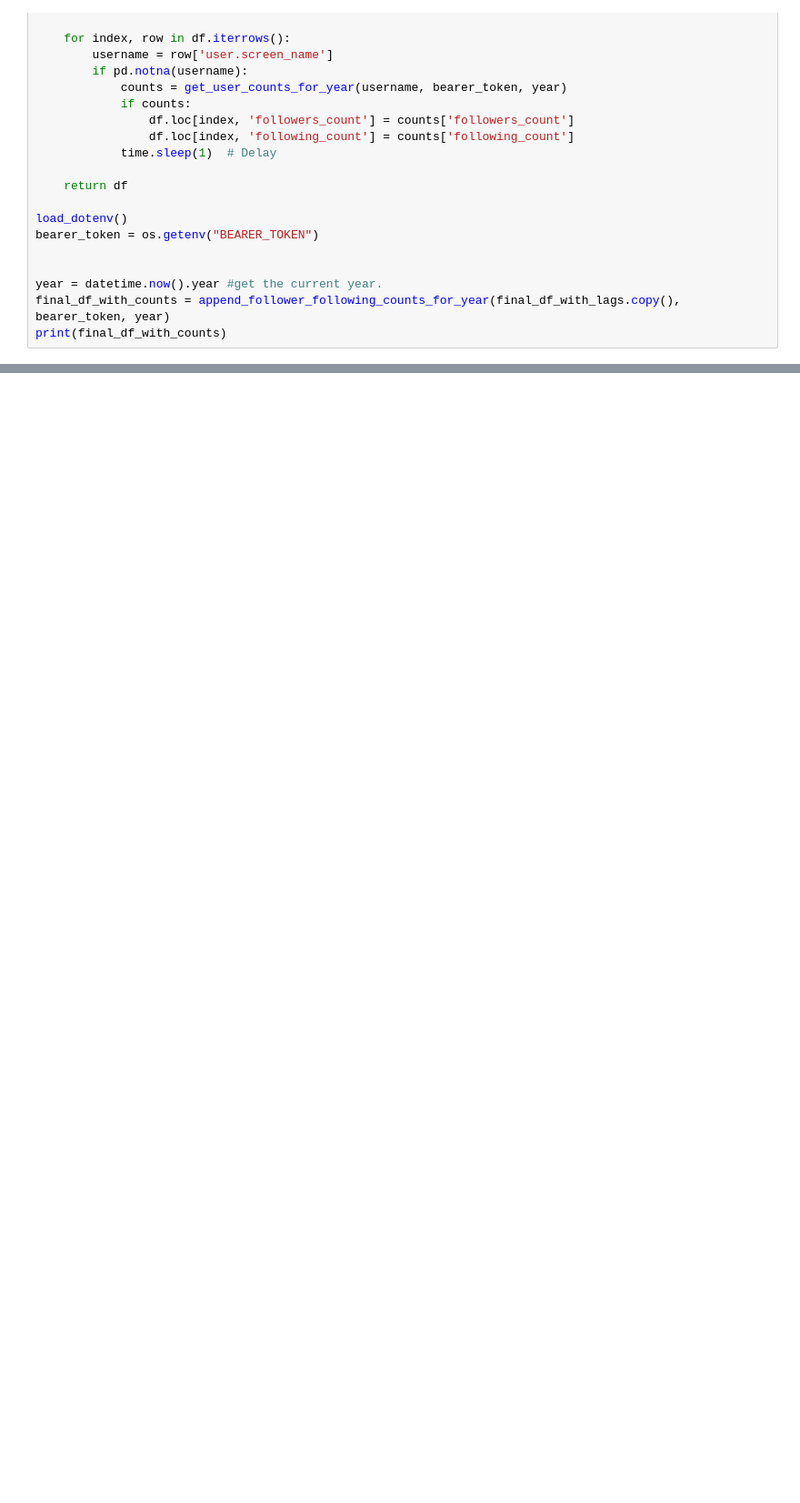
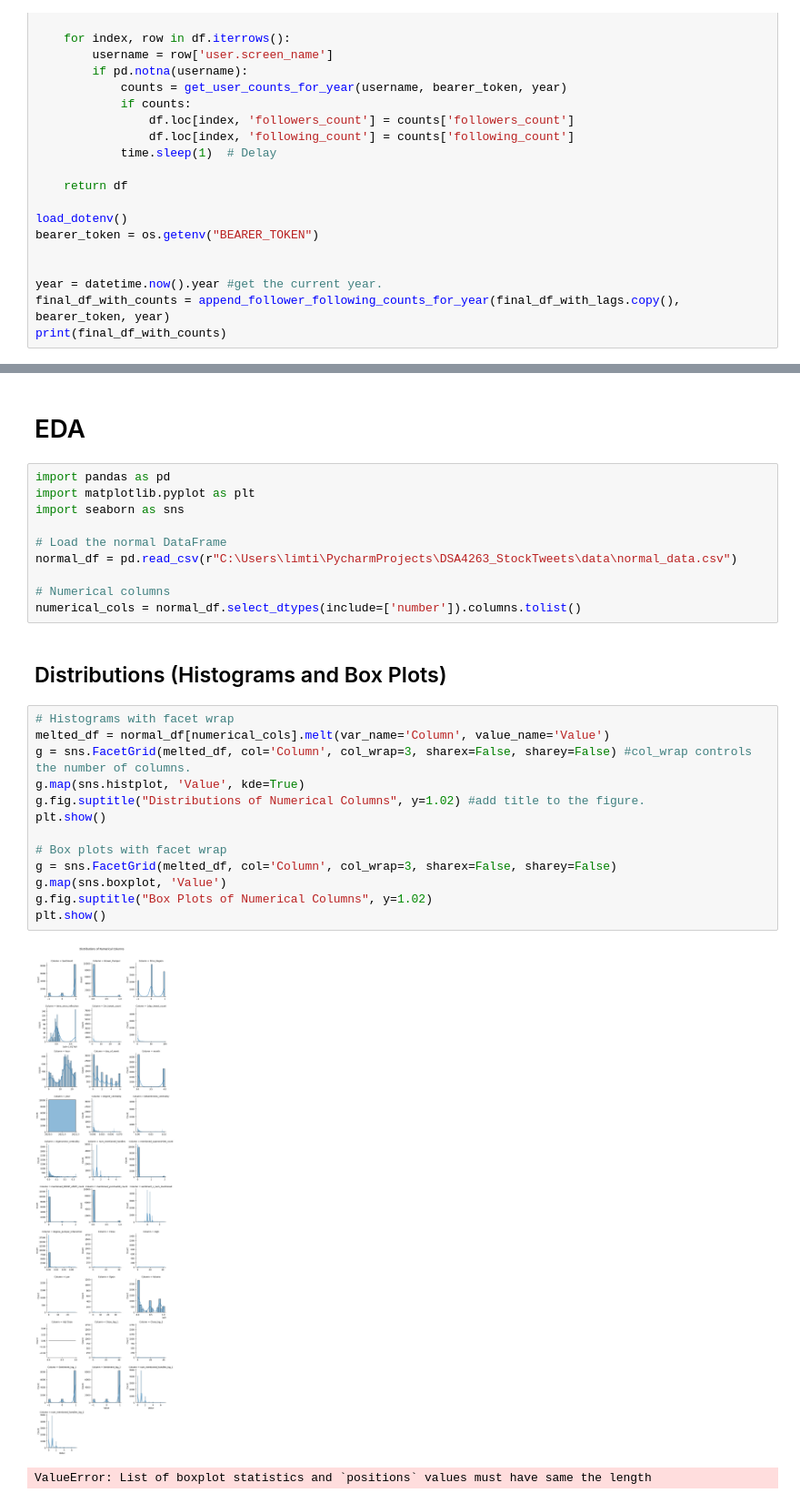
Before and after one commit to DominicCheongChengHung/DSA4263_StockTweets, a Jupyter notebook: network_analysis.ipynb, the cells around one changed output, grey strips where cells are left out. Shown at 91% size. Cells and saved outputs as stored; diff of their text form; blank space fills up the shorter version.

```diff
--- a/network_analysis.ipynb
+++ b/network_analysis.ipynb
@@ -819,0 +866,30 @@ print(final_df_with_counts)
+# %% [markdown]
+# EDA
+# %%
+import pandas as pd
+import matplotlib.pyplot as plt
+import seaborn as sns
+
+# Load the normal DataFrame
+normal_df = pd.read_csv(r"C:\Users\limti\PycharmProjects\DSA4263_StockTweets\data\normal_data.csv")
+
+# Numerical columns
+numerical_cols = normal_df.select_dtypes(include=['number']).columns.tolist()
+# %% [markdown]
+## Distributions (Histograms and Box Plots)
+# %%
+# Histograms with facet wrap
+melted_df = normal_df[numerical_cols].melt(var_name='Column', value_name='Value')
+g = sns.FacetGrid(melted_df, col='Column', col_wrap=3, sharex=False, sharey=False) #col_wrap controls the number of columns.
+g.map(sns.histplot, 'Value', kde=True)
+g.fig.suptitle("Distributions of Numerical Columns", y=1.02) #add title to the figure.
+plt.show()
+
+# Box plots with facet wrap
+g = sns.FacetGrid(melted_df, col='Column', col_wrap=3, sharex=False, sharey=False)
+g.map(sns.boxplot, 'Value')
+g.fig.suptitle("Box Plots of Numerical Columns", y=1.02)
+plt.show()
+# %% [output]
+[figure, added]
+ValueError: List of boxplot statistics and `positions` values must have same the length
```
Also changed, not shown: parts of 7 cells of this notebook, 2 other files.
